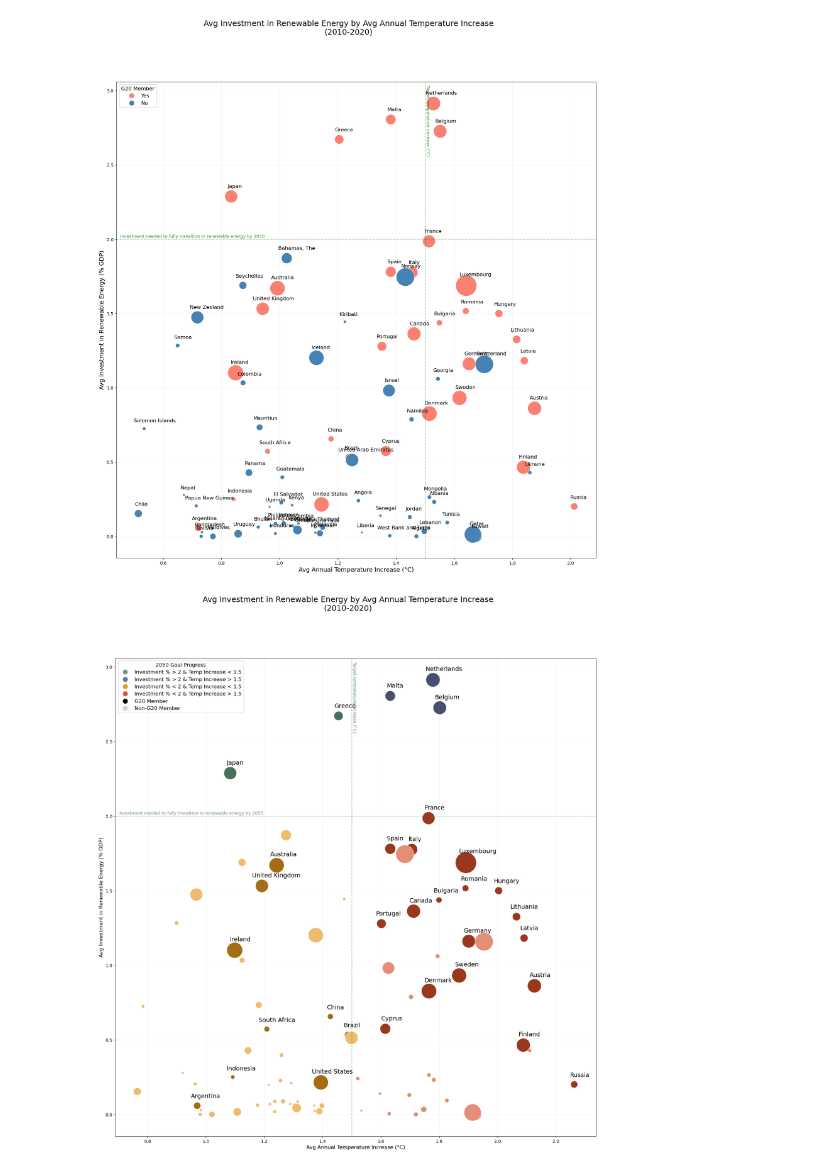
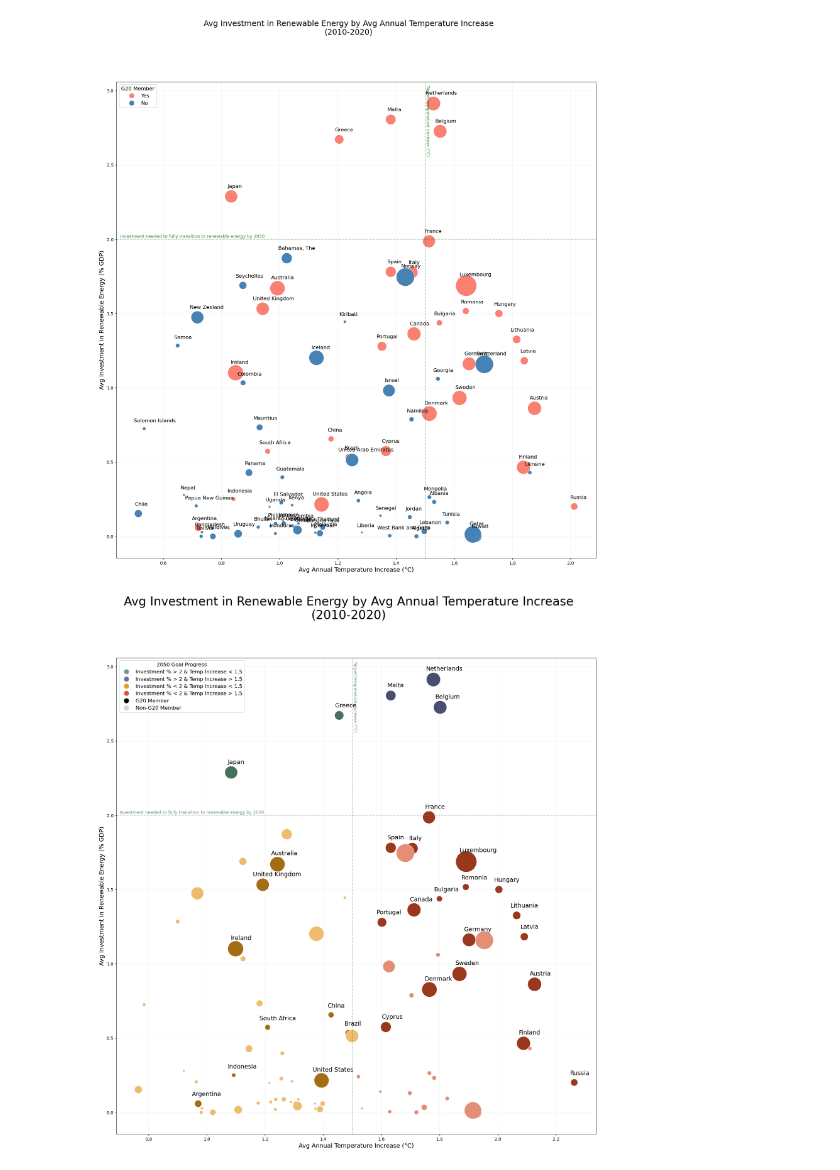
Before and after one commit to simonabors/worlddataviz, a Jupyter notebook: What_just_happened_viz.ipynb, the cells around one changed output. Cells and saved outputs as stored; diff of their text form; code cells hidden in the pictures.

```diff
--- a/What_just_happened_viz.ipynb
+++ b/What_just_happened_viz.ipynb
@@ -560,34 +560,34 @@ green_legend = mlines.Line2D([], [], color=green_hex, marker='o', linestyle='Non
 blue_legend = mlines.Line2D([], [], color=blue_hex, marker='o', linestyle='None', markersize=35)
 orange_legend = mlines.Line2D([], [], color=orange_hex, marker='o', linestyle='None', markersize=35)
 red_legend = mlines.Line2D([], [], color=red_hex, marker='o', linestyle='None', markersize=35)
 dark_legend = mlines.Line2D([], [], color='Black', marker='o', linestyle='None', markersize=35)
 light_legend = mlines.Line2D([], [], color='LightGrey', marker='o', linestyle='None', markersize=35)
 
 labels = ['Investment % > 2 & Temp Increase < 1.5', 'Investment % > 2 & Temp Increase > 1.5', 'Investment % < 2 & Temp Increase < 1.5', 'Investment % < 2 & Temp Increase > 1.5', 'G20 Member', 'Non-G20 Member']
 plt.legend(handles=[green_legend, blue_legend, orange_legend, red_legend, dark_legend, light_legend], labels = labels, loc='upper left', title='2050 Goal Progress', markerscale=0.3, fontsize=12)
 
 # uncomment to change legend title font size
 # plt.rcParams['legend.title_fontsize'] = 'large'
 
 plt.grid(alpha=0.18)
 
 plt.axvline(x = 1.5, color = darkgreen_hex, linestyle = '--', alpha=0.4)
 plt.annotate(f'Target temperature increase ({chr(176)}C)', (1.501, 2.565), color = darkgreen_hex, alpha=0.75, rotation=270)
 
 plt.axhline(y = 2, color = darkgreen_hex, linestyle = '--', alpha=0.4)
 plt.annotate('Investment needed to fully transition to renewable energy by 2050', (0.7, 2.01), color = darkgreen_hex, alpha=0.75)
 
 for i, txt in enumerate(invest_vs_impact2.index):
     if invest_vs_impact2['g20'][i] == 'Yes':
         plt.annotate(txt, (invest_vs_impact2['temp_delta_avg'][i] - (0.0024 * len(txt)), invest_vs_impact2['renew_invest_avg'][i] + (0.0055 * np.log(iiplot_data.iloc[i]['gdp_per_capita_avg']))), fontsize=14)
     else:
         continue
 
-fig.suptitle('Avg Investment in Renewable Energy by Avg Annual Temperature Increase\n(2010-2020)', fontsize=18)
-plt.xlabel(f'Avg Annual Temperature Increase ({chr(176)}C)', fontsize=12)
-plt.ylabel('Avg Investment in Renewable Energy (% GDP)', fontsize=12)
+fig.suptitle('Avg Investment in Renewable Energy by Avg Annual Temperature Increase\n(2010-2020)', fontsize=28)
+plt.xlabel(f'Avg Annual Temperature Increase ({chr(176)}C)', fontsize=14)
+plt.ylabel('Avg Investment in Renewable Energy (% GDP)', fontsize=14)
 
 plt.savefig('PosterSubmission_colorquad.svg', format='svg')
 plt.show()
 # %% [output]
-[figure, old version]
+[figure, new version]
```
Also changed, not shown: 1 other file.
